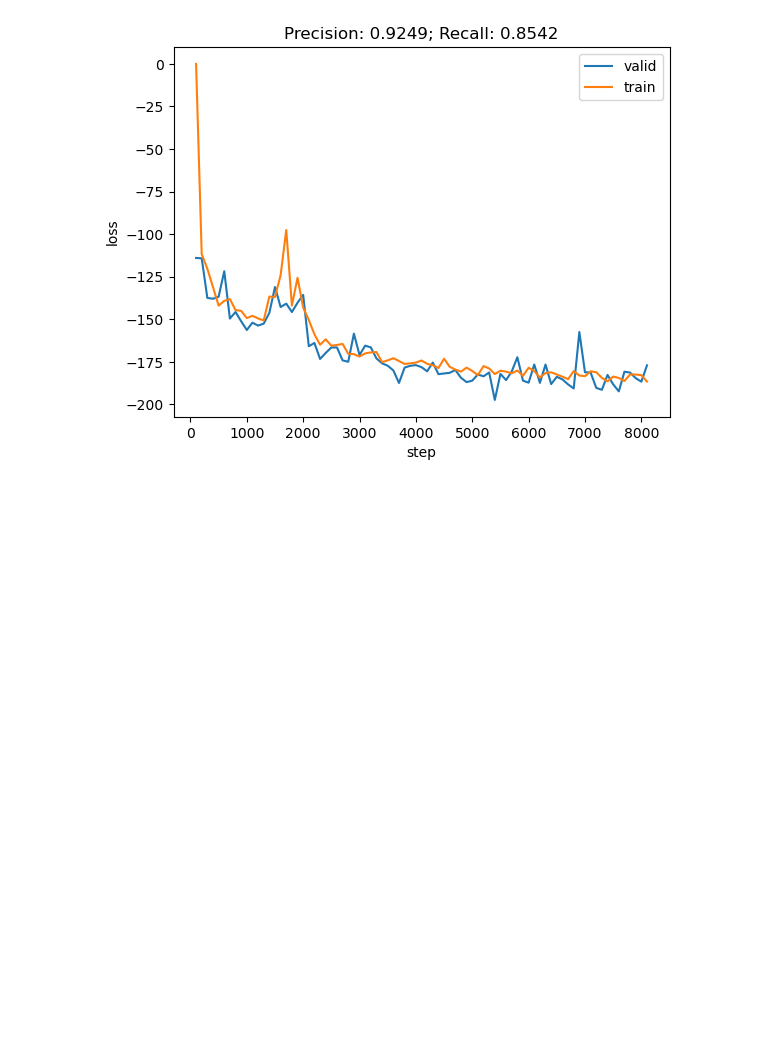
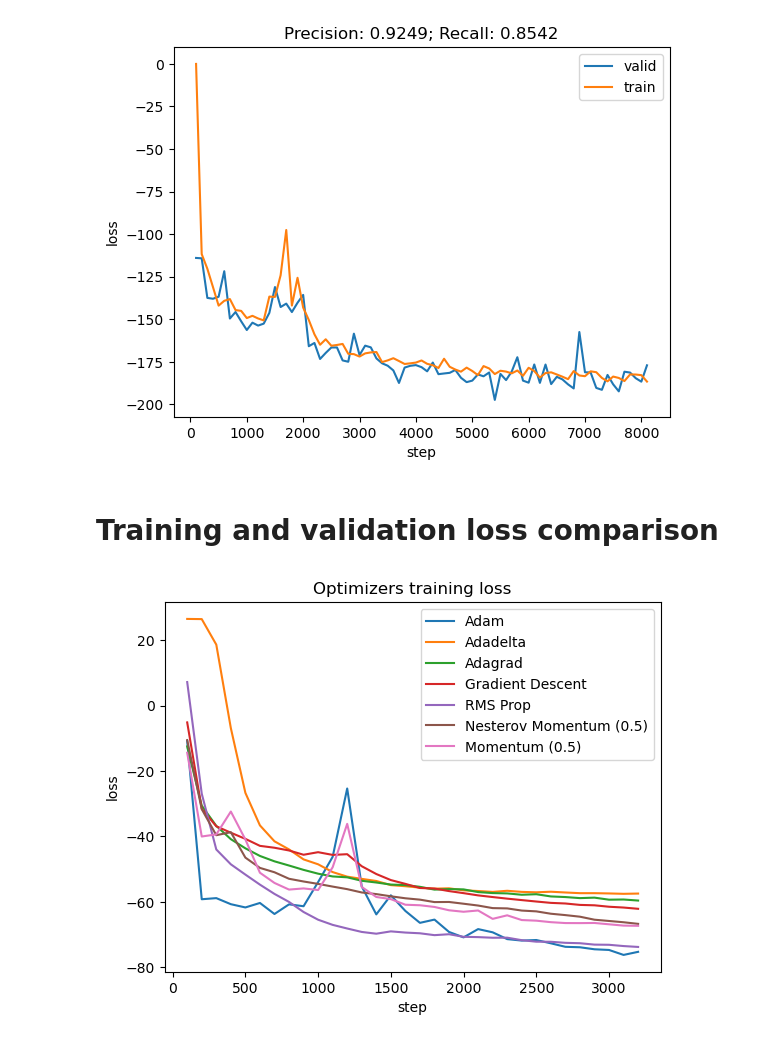
Before and after one commit to KarinaTiurina/OmniAnomaly, a Jupyter notebook: results_comparison.ipynb, the cells around one changed output. Saved outputs shown, nothing was run; the diff lists cells and outputs as text; code cells hidden in the pictures; blank space fills up the shorter version.

Commit message:
Add results comparison plots

```diff
--- a/results_comparison.ipynb
+++ b/results_comparison.ipynb
@@ -80,3 +80,29 @@ plt.xlabel('step')
 plt.ylabel('loss');
 # %% [output]
 [figure]
+# %% [markdown]
+# Training and validation loss comparison
+# %%
+adam = pd.read_csv('./result_SMD_1.2_default/training_loss.csv')
+adadelta = pd.read_csv('./result_SMD_1.2_Adadelta/training_loss.csv')
+adagrad = pd.read_csv('./result_SMD_1.2_Adagrad/training_loss.csv')
+gd = pd.read_csv('./result_SMD_1.2_GD/training_loss.csv')
+rmsprop = pd.read_csv('./result_SMD_1.2_RMSProp/training_loss.csv')
+nesterov = pd.read_csv('./result_SMD_1.2_Nesterov/training_loss.csv')
+momentum = pd.read_csv('./result_SMD_1.2_Momentum/training_loss.csv')
+
+steps = np.arange(100, 3300, 100)
+
+plt.plot(steps, adam, label="Adam")
+plt.plot(steps, adadelta, label="Adadelta")
+plt.plot(steps, adagrad, label="Adagrad")
+plt.plot(steps, gd, label="Gradient Descent")
+plt.plot(steps, rmsprop, label="RMS Prop")
+plt.plot(steps, nesterov, label="Nesterov Momentum (0.5)")
+plt.plot(steps, momentum, label="Momentum (0.5)")
+plt.legend()
+plt.title(f'Optimizers training loss')
+plt.xlabel('step')
+plt.ylabel('loss');
+# %% [output]
+[figure, added]
```
Also changed, not shown: parts of 1 cell of this notebook, 16 other files.
